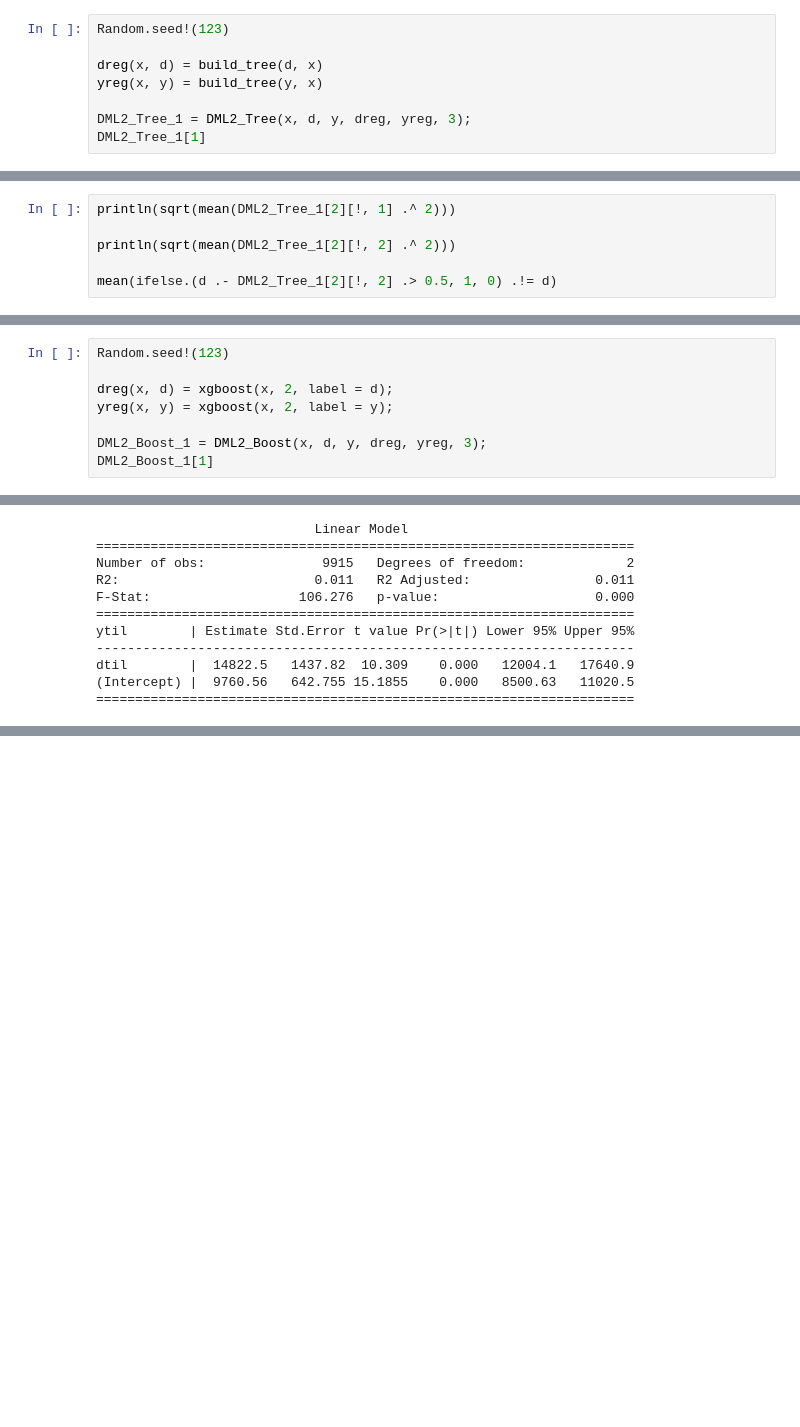
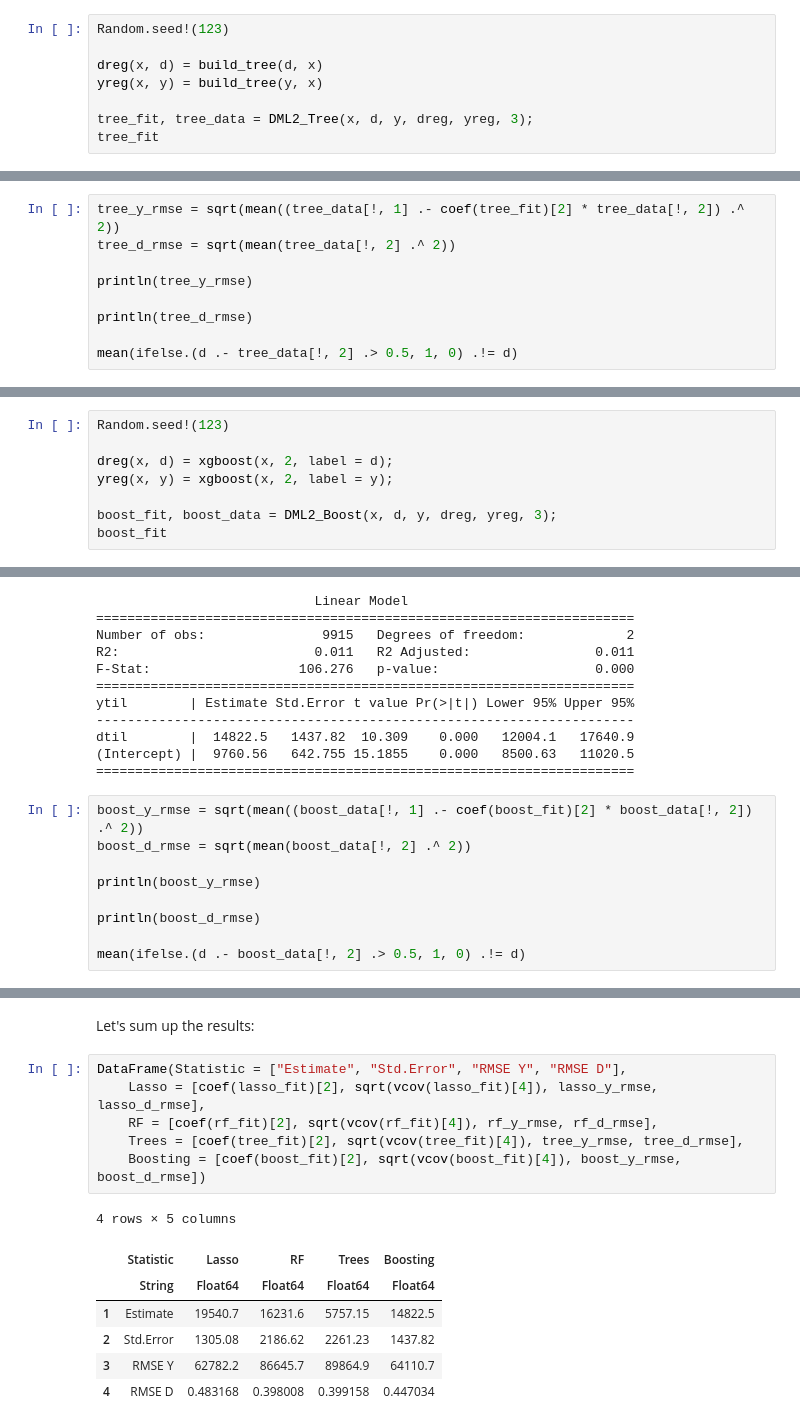
Before and after one commit to alexanderquispe/14.38_Causal_ML, a Jupyter notebook: Julia_Notebooks/Julia-pm5-401k.ipynb, the cells around one changed output, grey strips where cells are left out. Cells and saved outputs as stored; diff of their text form; blank space fills up the shorter version.

Commit message:
#52 Boosting, comparison table

```diff
--- a/Julia_Notebooks/Julia-pm5-401k.ipynb
+++ b/Julia_Notebooks/Julia-pm5-401k.ipynb
@@ -346,8 +351,8 @@ Random.seed!(123)
 dreg(x, d) = build_tree(d, x)
 yreg(x, y) = build_tree(y, x)
 
-DML2_Tree_1 = DML2_Tree(x, d, y, dreg, yreg, 3);
-DML2_Tree_1[1]
+tree_fit, tree_data = DML2_Tree(x, d, y, dreg, yreg, 3);
+tree_fit
 # %% [output]
                              Linear Model
 =======================================================================
@@ -361,9 +366,12 @@ dtil        |  5757.15   2261.23   2.54603    0.011   1324.69   10189.6
 (Intercept) | -686.997   902.587 -0.761142    0.447  -2456.25   1082.26
 =======================================================================
 # %%
-println(sqrt(mean(DML2_Tree_1[2][!, 1] .^ 2)))
+tree_y_rmse = sqrt(mean((tree_data[!, 1] .- coef(tree_fit)[2] * tree_data[!, 2]) .^ 2))
+tree_d_rmse = sqrt(mean(tree_data[!, 2] .^ 2))
 
-println(sqrt(mean(DML2_Tree_1[2][!, 2] .^ 2)))
+println(tree_y_rmse)
 
-mean(ifelse.(d .- DML2_Tree_1[2][!, 2] .> 0.5, 1, 0) .!= d)
+println(tree_d_rmse)
+
+mean(ifelse.(d .- tree_data[!, 2] .> 0.5, 1, 0) .!= d)
 # %% [output]
@@ -418,8 +426,8 @@ Random.seed!(123)
 dreg(x, d) = xgboost(x, 2, label = d);
 yreg(x, y) = xgboost(x, 2, label = y);
 
-DML2_Boost_1 = DML2_Boost(x, d, y, dreg, yreg, 3);
-DML2_Boost_1[1]
+boost_fit, boost_data = DML2_Boost(x, d, y, dreg, yreg, 3);
+boost_fit
 # %% [output]
 [1]     train-rmse:0.46528702207063005
 [2]     train-rmse:0.44503128006569037
@@ -444,3 +452,12 @@ ytil        | Estimate Std.Error t value Pr(>|t|) Lower 95% Upper 95%
 dtil        |  14822.5   1437.82  10.309    0.000   12004.1   17640.9
 (Intercept) |  9760.56   642.755 15.1855    0.000   8500.63   11020.5
 =====================================================================
+# %%
+boost_y_rmse = sqrt(mean((boost_data[!, 1] .- coef(boost_fit)[2] * boost_data[!, 2]) .^ 2))
+boost_d_rmse = sqrt(mean(boost_data[!, 2] .^ 2))
+
+println(boost_y_rmse)
+
+println(boost_d_rmse)
+
+mean(ifelse.(d .- boost_data[!, 2] .> 0.5, 1, 0) .!= d)
@@ -446,0 +468,16 @@ dtil        |  14822.5   1437.82  10.309    0.000   12004.1   17640.9
+# %% [markdown]
+Let's sum up the results:
+# %%
+DataFrame(Statistic = ["Estimate", "Std.Error", "RMSE Y", "RMSE D"],
+    Lasso = [coef(lasso_fit)[2], sqrt(vcov(lasso_fit)[4]), lasso_y_rmse, lasso_d_rmse],
+    RF = [coef(rf_fit)[2], sqrt(vcov(rf_fit)[4]), rf_y_rmse, rf_d_rmse],
+    Trees = [coef(tree_fit)[2], sqrt(vcov(tree_fit)[4]), tree_y_rmse, tree_d_rmse],
+    Boosting = [coef(boost_fit)[2], sqrt(vcov(boost_fit)[4]), boost_y_rmse, boost_d_rmse])
+# %% [output]
+4 rows × 5 columns
+|  | Statistic | Lasso | RF | Trees | Boosting |
+|  | String | Float64 | Float64 | Float64 | Float64 |
+| 1 | Estimate | 19540.7 | 16231.6 | 5757.15 | 14822.5 |
+| 2 | Std.Error | 1305.08 | 2186.62 | 2261.23 | 1437.82 |
+| 3 | RMSE Y | 62782.2 | 86645.7 | 89864.9 | 64110.7 |
+| 4 | RMSE D | 0.483168 | 0.398008 | 0.399158 | 0.447034 |
```
Also changed, not shown: parts of 7 cells of this notebook.
